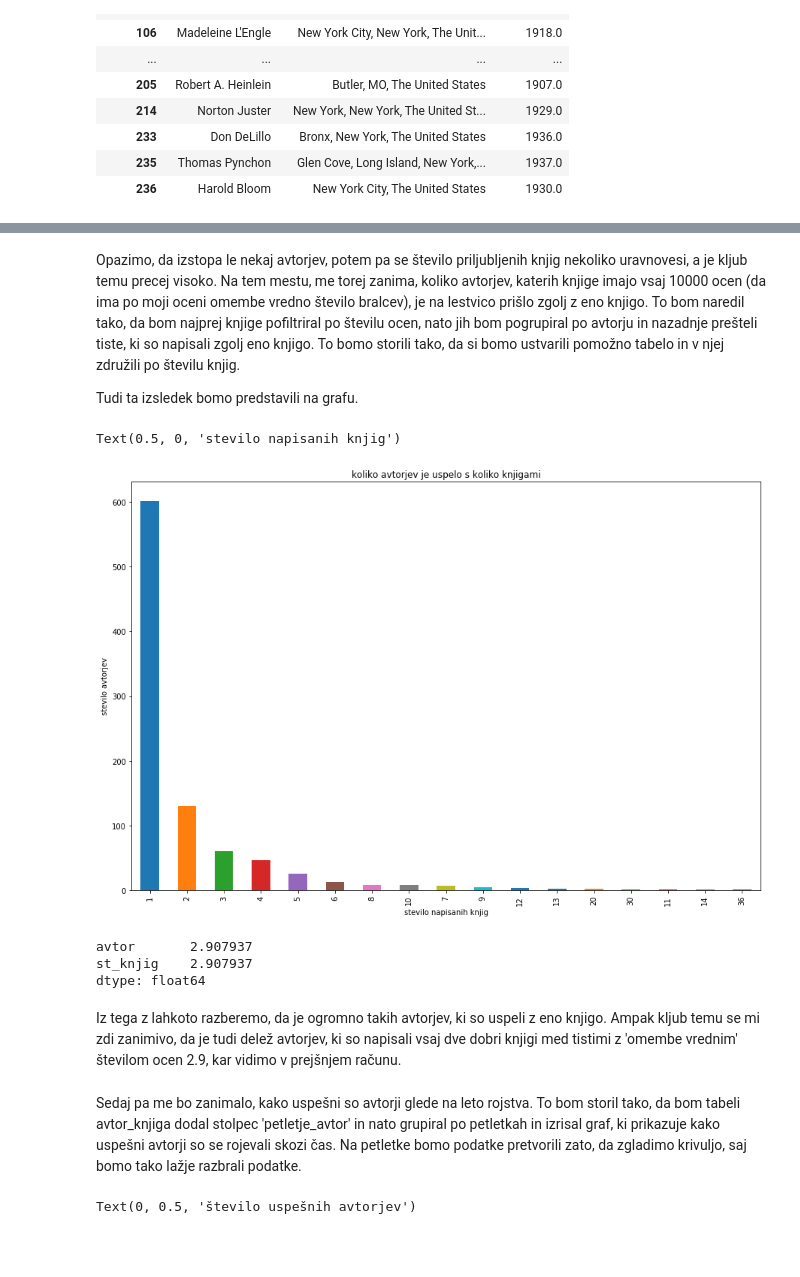
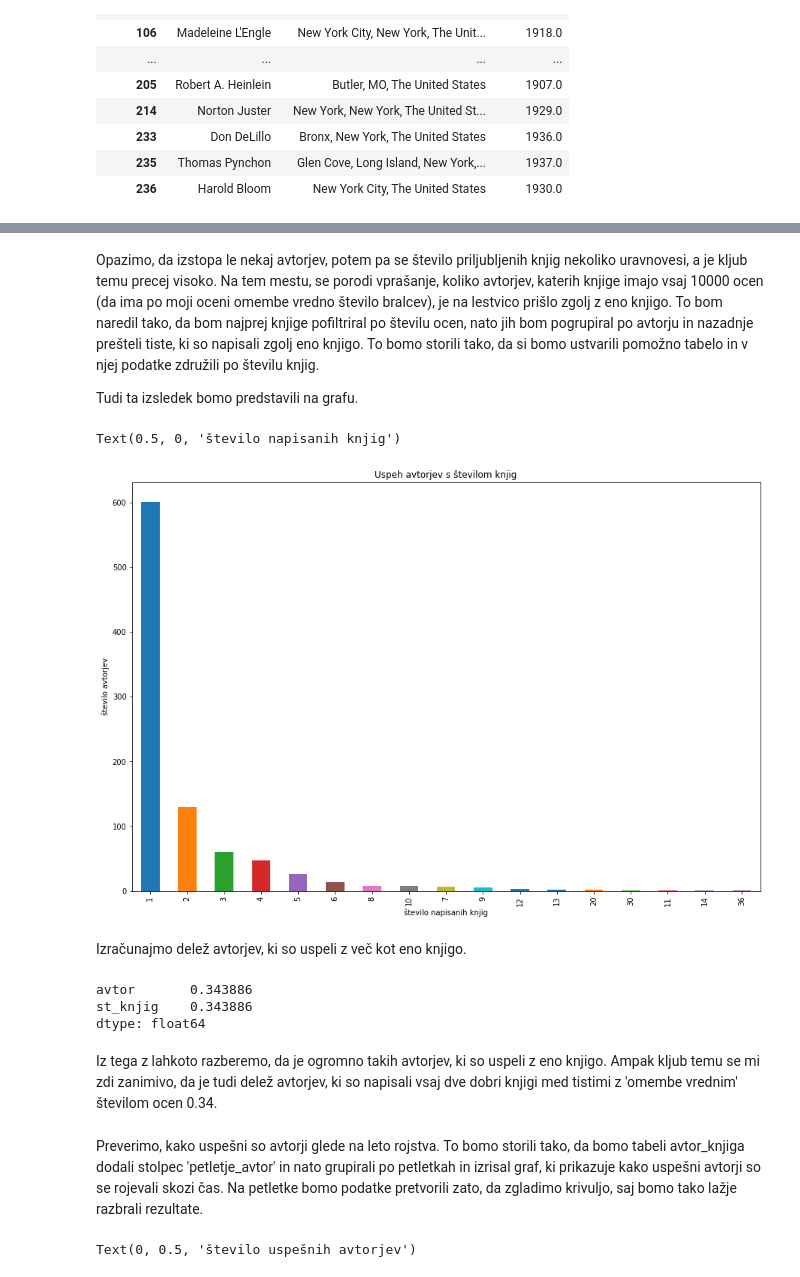
Before and after one commit to rzgdmqt/Projekt-PROG1, a Jupyter notebook: analiza_podatkov.ipynb, the cells around one changed output, grey strips where cells are left out. Cells and saved outputs as stored; diff of their text form; code cells hidden in the pictures; blank space fills up the shorter version.

```diff
--- a/analiza_podatkov.ipynb
+++ b/analiza_podatkov.ipynb
@@ -142,27 +142,28 @@ Text(0, 0.5, 'število knjig, ki so najbolj brane')
 # %% [markdown]
-Opazimo, da izstopa le nekaj avtorjev, potem pa se število priljubljenih knjig nekoliko uravnovesi, a je kljub temu precej visoko. Na tem mestu, me torej zanima, koliko avtorjev, katerih knjige imajo vsaj 10000 ocen (da ima po moji oceni omembe vredno število bralcev), je na lestvico prišlo zgolj z eno knjigo. To bom naredil tako, da bom najprej knjige pofiltriral po številu ocen, nato jih bom pogrupiral po avtorju in nazadnje prešteli tiste, ki so napisali zgolj eno knjigo. To bomo storili tako, da si bomo ustvarili pomožno tabelo in v njej združili po številu knjig.
+Opazimo, da izstopa le nekaj avtorjev, potem pa se število priljubljenih knjig nekoliko uravnovesi, a je kljub temu precej visoko. Na tem mestu, se porodi vprašanje, koliko avtorjev, katerih knjige imajo vsaj 10000 ocen (da ima po moji oceni omembe vredno število bralcev), je na lestvico prišlo zgolj z eno knjigo. To bom naredil tako, da bom najprej knjige pofiltriral po številu ocen, nato jih bom pogrupiral po avtorju in nazadnje prešteli tiste, ki so napisali zgolj eno knjigo. To bomo storili tako, da si bomo ustvarili pomožno tabelo in v njej podatke združili po številu knjig.
 
 Tudi ta izsledek bomo predstavili na grafu.
 # %%
 stevilo_knjig = avtor_knjiga[(avtor_knjiga.koliko_ocen >= 10000)].groupby('avtor').size().reset_index(name='st_knjig')
 stevilo_knjig.groupby('st_knjig').size().sort_values(ascending=False).plot.bar()
-plt.title('koliko avtorjev je uspelo s koliko knjigami')
-plt.ylabel('stevilo avtorjev')
-plt.xlabel('stevilo napisanih knjig')
+plt.title('Uspeh avtorjev s številom knjig')
+plt.ylabel('število avtorjev')
+plt.xlabel('število napisanih knjig')
 # %% [output]
-Text(0.5, 0, 'stevilo napisanih knjig')
+Text(0.5, 0, 'število napisanih knjig')
-[figure, old version]
+[figure, new version]
+# %% [markdown]
+Izračunajmo delež avtorjev, ki so uspeli z več kot eno knjigo.
 # %%
-delez_vec_kot_eno = stevilo_knjig.count() / stevilo_knjig[stevilo_knjig.st_knjig > 1].count()
-delez_vec_kot_eno
+stevilo_knjig[stevilo_knjig.st_knjig > 1].count() / stevilo_knjig.count()
 # %% [output]
-avtor       2.907937
-st_knjig    2.907937
+avtor       0.343886
+st_knjig    0.343886
 dtype: float64
 # %% [markdown]
-Iz tega z lahkoto razberemo, da je ogromno takih avtorjev, ki so uspeli z eno knjigo. Ampak kljub temu se mi zdi zanimivo, da je tudi delež avtorjev, ki so napisali vsaj dve dobri knjigi med tistimi z 'omembe vrednim' številom ocen 2.9, kar vidimo v prejšnjem računu.
+Iz tega z lahkoto razberemo, da je ogromno takih avtorjev, ki so uspeli z eno knjigo. Ampak kljub temu se mi zdi zanimivo, da je tudi delež avtorjev, ki so napisali vsaj dve dobri knjigi med tistimi z 'omembe vrednim' številom ocen 0.34.
 # %% [markdown]
-Sedaj pa me bo zanimalo, kako uspešni so avtorji glede na leto rojstva. To bom storil tako, da bom tabeli avtor_knjiga dodal stolpec 'petletje_avtor' in nato grupiral po petletkah in izrisal graf, ki prikazuje kako uspešni avtorji so se rojevali skozi čas. Na petletke bomo podatke pretvorili zato, da zgladimo krivuljo, saj bomo tako lažje razbrali podatke.
+Preverimo, kako uspešni so avtorji glede na leto rojstva. To bomo storili tako, da bomo tabeli avtor_knjiga dodali stolpec 'petletje_avtor' in nato grupirali po petletkah in izrisal graf, ki prikazuje kako uspešni avtorji so se rojevali skozi čas. Na petletke bomo podatke pretvorili zato, da zgladimo krivuljo, saj bomo tako lažje razbrali rezultate.
 # %%
 avtor_knjiga['petletje_avtor'] = (avtor_knjiga.leto_rojstva // 5) * 5
 avtor_knjiga[avtor_knjiga.petletje_avtor > 1800].groupby('petletje_avtor').size().plot()
```
Also changed, not shown: parts of 39 cells of this notebook, 1 other file.
